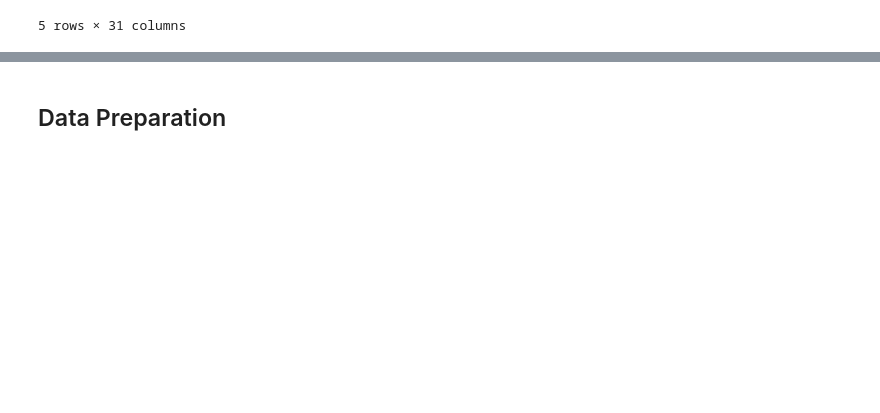
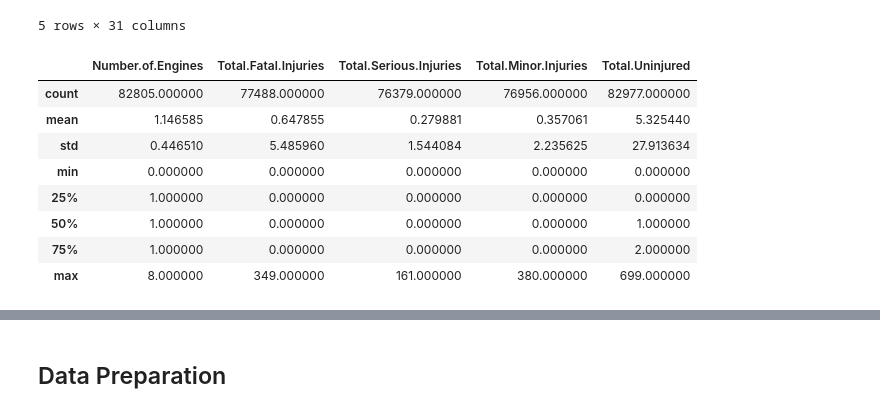
Before and after one commit to justinnllee/Aircraft_Safety_Analysis, a Jupyter notebook: notebook.ipynb, the cells around one changed output, grey strips where cells are left out. Drawn from its saved outputs; the diff is of its cells as text; code cells hidden in the pictures; blank space fills up the shorter version.

```diff
--- a/notebook.ipynb
+++ b/notebook.ipynb
@@ -50,3 +48,15 @@ df.head()
 | 3 | 20001218X45448 | Accident | LAX96LA321 | 1977-06-19 | EUREKA, CA | United States | NaN | NaN | ... |
 | 4 | 20041105X01764 | Accident | CHI79FA064 | 1979-08-02 | Canton, OH | United States | NaN | NaN | ... |
 5 rows × 31 columns
+# %%
+df.describe()
+# %% [output]
+|  | Number.of.Engines | Total.Fatal.Injuries | Total.Serious.Injuries | Total.Minor.Injuries | Total.Uninjured |
+| count | 82805.000000 | 77488.000000 | 76379.000000 | 76956.000000 | 82977.000000 |
+| mean | 1.146585 | 0.647855 | 0.279881 | 0.357061 | 5.325440 |
+| std | 0.446510 | 5.485960 | 1.544084 | 2.235625 | 27.913634 |
+| min | 0.000000 | 0.000000 | 0.000000 | 0.000000 | 0.000000 |
+| 25% | 1.000000 | 0.000000 | 0.000000 | 0.000000 | 0.000000 |
+| 50% | 1.000000 | 0.000000 | 0.000000 | 0.000000 | 1.000000 |
+| 75% | 1.000000 | 0.000000 | 0.000000 | 0.000000 | 2.000000 |
+| max | 8.000000 | 349.000000 | 161.000000 | 380.000000 | 699.000000 |
```
Also changed, not shown: parts of 20 cells of this notebook.
